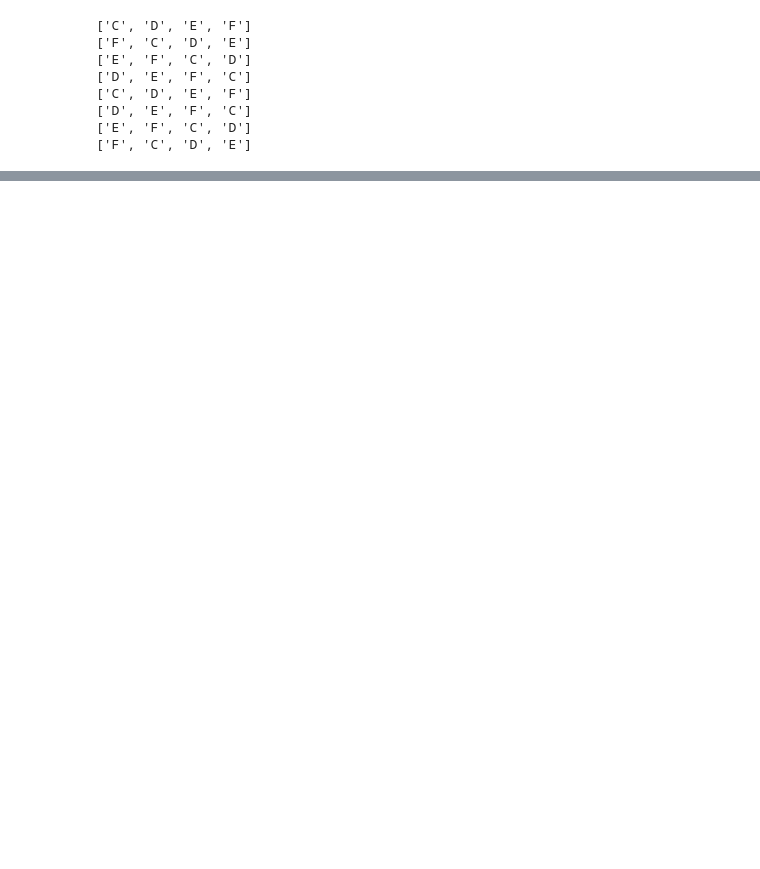
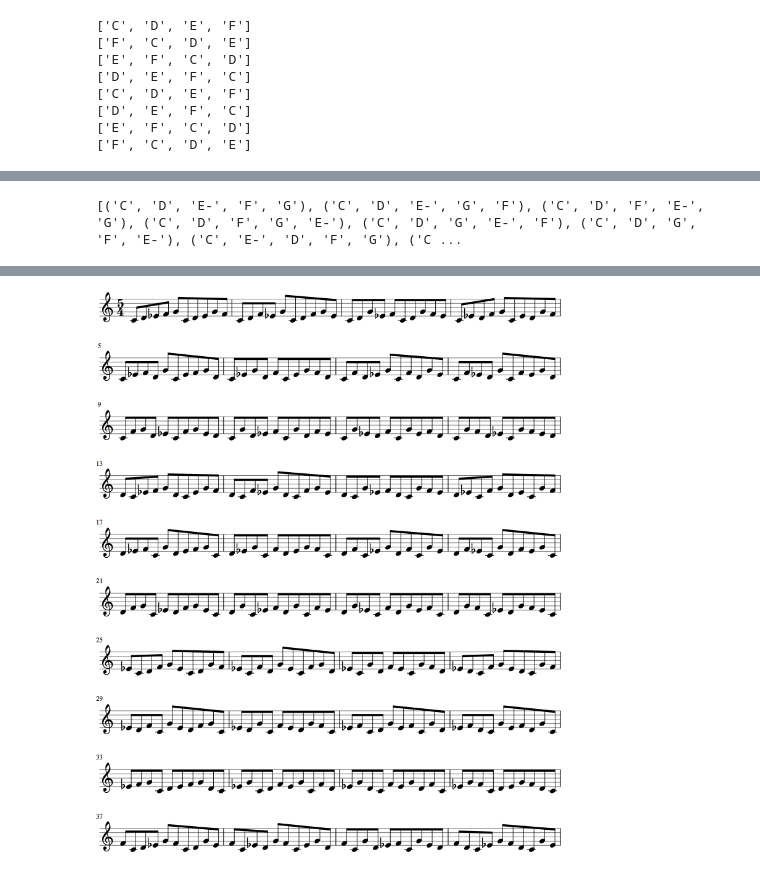
Before and after one commit to KoSv/schillinger, a Jupyter notebook: quick_tests.ipynb, the cells around one changed output, grey strips where cells are left out. Saved outputs shown, nothing was run; the diff lists cells and outputs as text; code cells hidden in the pictures; blank space fills up the shorter version.

```diff
--- a/quick_tests.ipynb
+++ b/quick_tests.ipynb
@@ -274,0 +325,18 @@ s.show()
+# %%
+MF = ["C","D","E-","F","G"] ##### sequence array (could be reused and start there!!!)
+
+def melodic_forms_definition(units):
+    return list(itertools.permutations(units))
+MF1 = melodic_forms_definition(MF)
+print(MF1)
+def convert_to_1D(sequence, levels_of_depth):
+    for i in range(levels_of_depth):
+        sequence = list(itertools.chain(*sequence))
+    return sequence
+
+tone_sequence = convert_to_1D(MF1, 1)
+s = showSplittedNotes(len(tone_sequence),[[2]], [5,4], tone_sequence, 1/4)
+s.show('midi')
+s.show()
+# %% [output]
+[('C', 'D', 'E-', 'F', 'G'), ('C', 'D', 'E-', 'G', 'F'), ('C', 'D', 'F', 'E-', 'G'), ('C', 'D', 'F', 'G', 'E-'), ('C', 'D', 'G', 'E-', 'F'), ('C', 'D', 'G', 'F', 'E-'), ('C', 'E-', 'D', 'F', 'G'), ('C ...
@@ -274,0 +344 @@ s.show()
+[figure, added]
```
Also changed, not shown: parts of 6 cells of this notebook, 1 other file.
